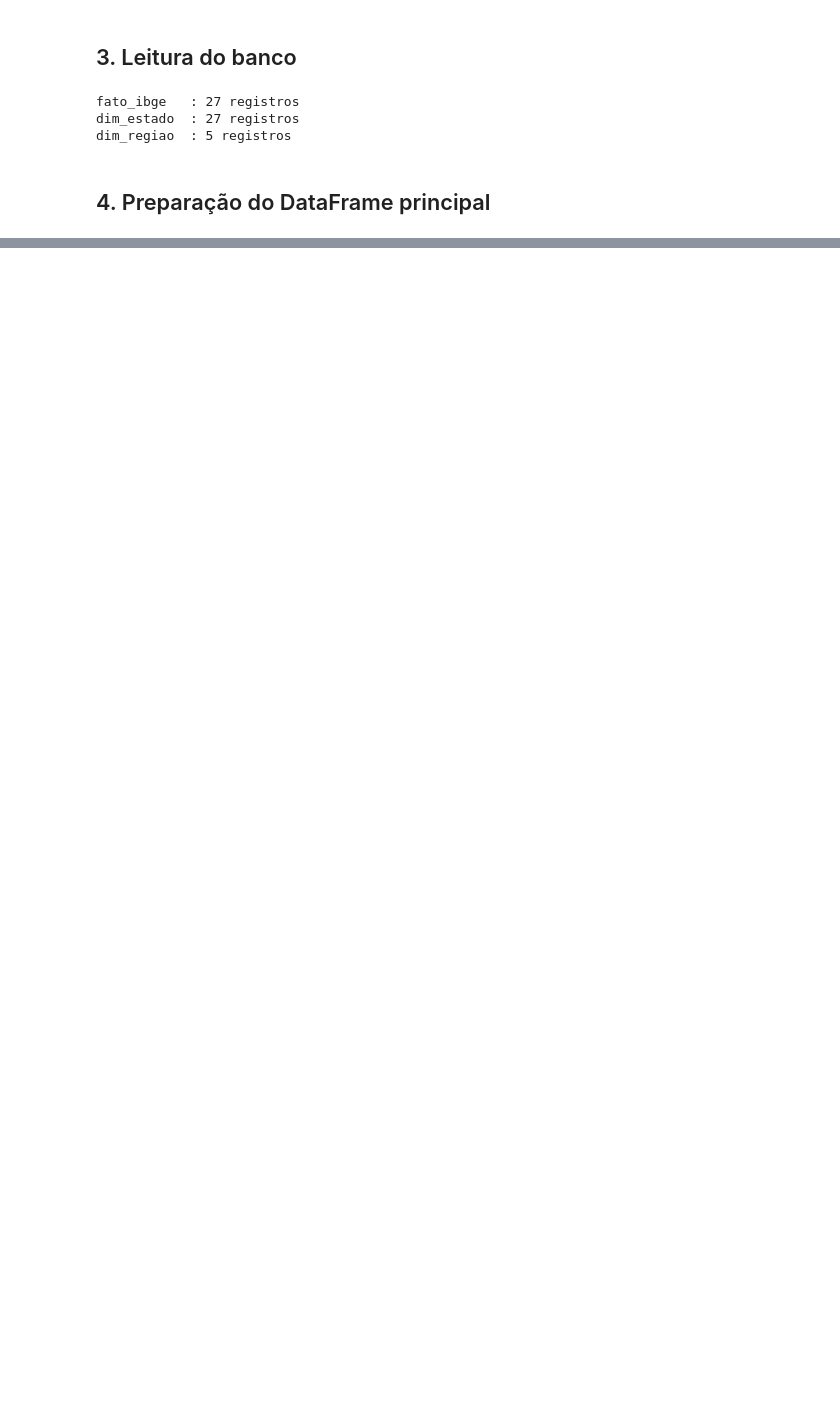
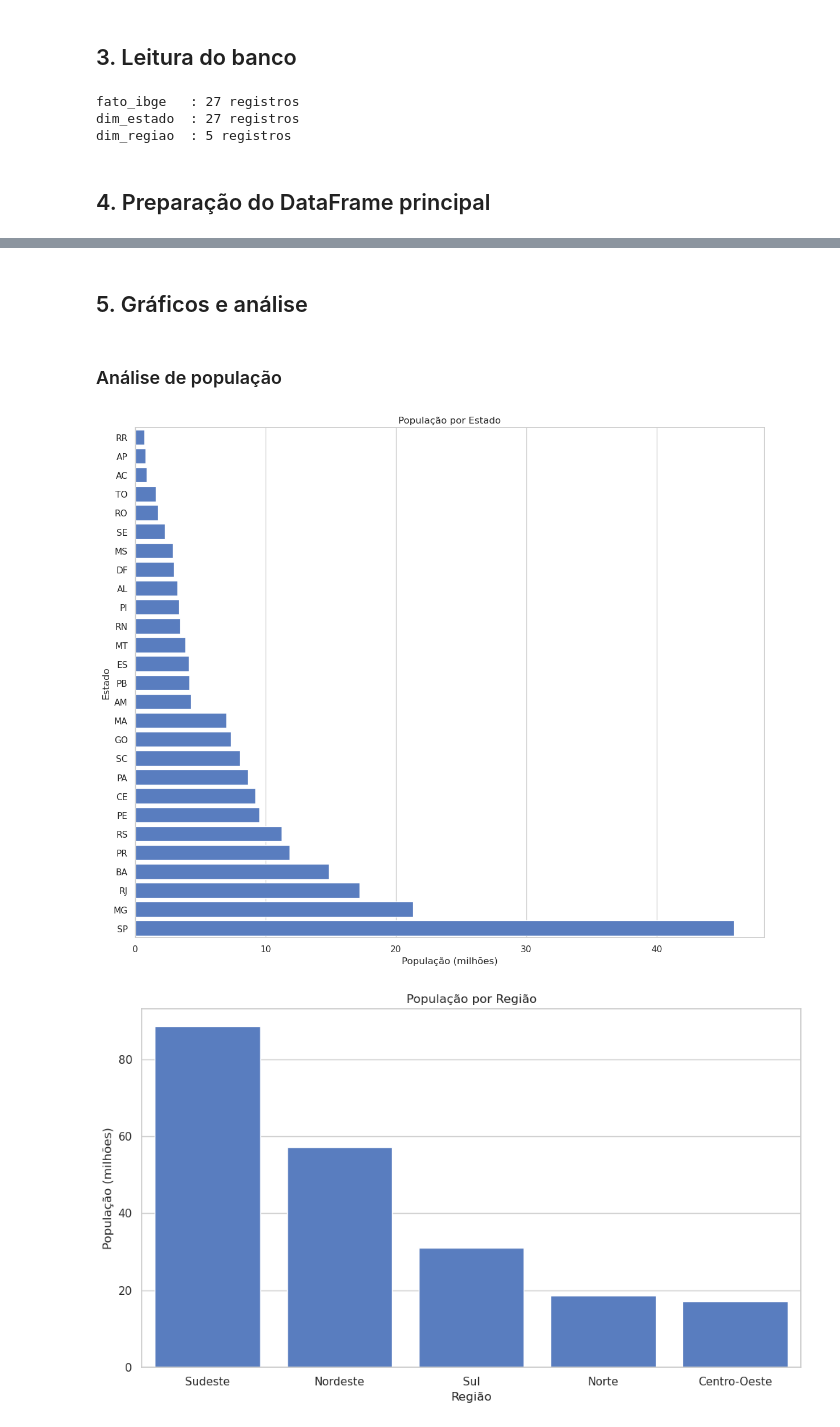
Before and after one commit to LeoRlucena/engenharia-dados-ibge, a Jupyter notebook: notebooks/analise.ipynb, the cells around one changed output, grey strips where cells are left out. Cells and saved outputs as stored; diff of their text form; code cells hidden in the pictures; blank space fills up the shorter version.

Commit message:
feat: add graphics and visualization

```diff
--- a/notebooks/analise.ipynb
+++ b/notebooks/analise.ipynb
@@ -145,0 +146,2 @@ dtype: int64
+# %% [markdown]
+## 5. Gráficos e análise
@@ -145,0 +158,14 @@ dtype: int64
+# %% [markdown]
+### Análise de população
+# %%
+# População por estado
+grafico_populacao_estados(df)
+
+# População por região
+grafico_populacao_regiao(df)
+
+# Percentual populacional por região
+grafico_percentual_populacao_regiao(df)
+# %% [output]
+[figure, added]
+[figure, added]
```
Also changed, not shown: parts of 7 cells of this notebook, 50 other files.
